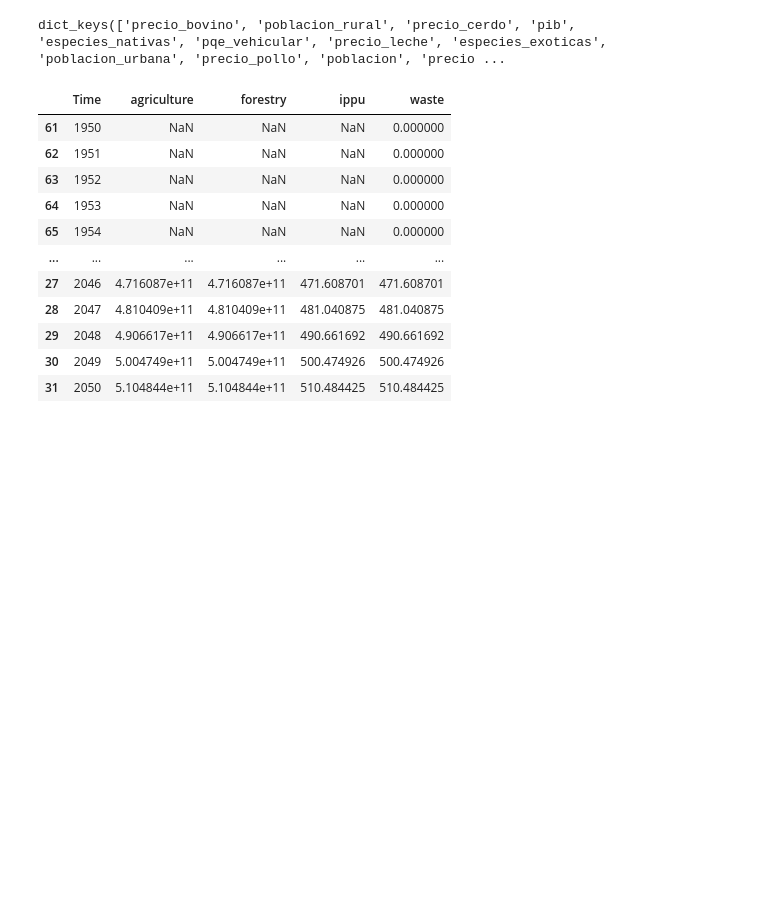
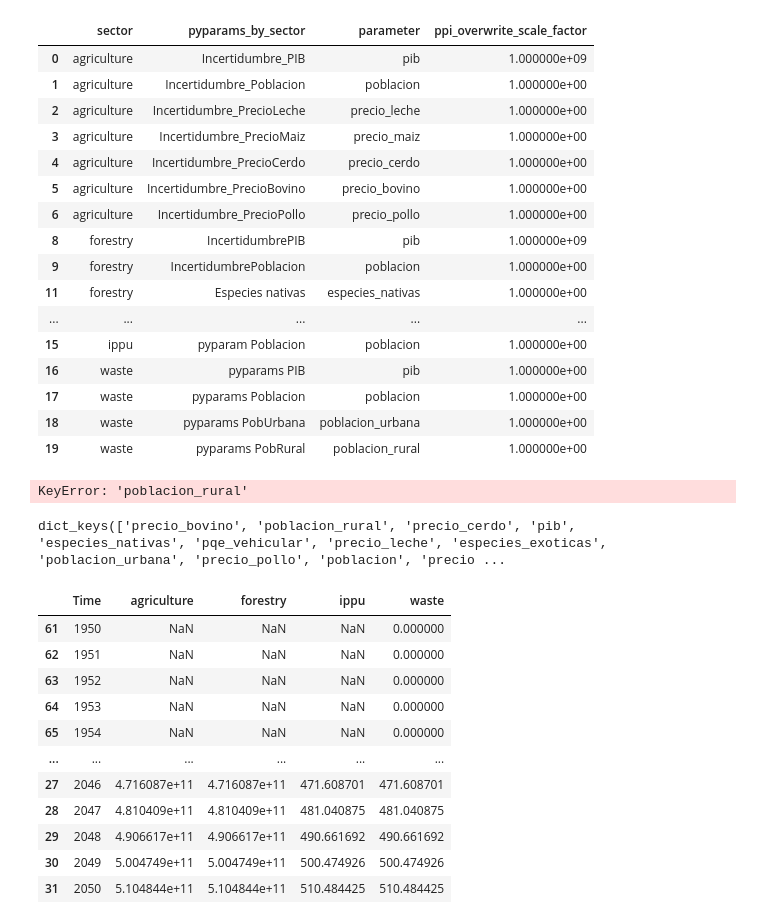
Before and after one commit to emolinaperez/MultiSector_LTS_Chile, a Jupyter notebook: python/convert_pyparams.ipynb, the cells around one changed output. Drawn from its saved outputs; the diff is of its cells as text; code cells hidden in the pictures; blank space fills up the shorter version.

```diff
--- a/python/convert_pyparams.ipynb
+++ b/python/convert_pyparams.ipynb
@@ -124,3 +96,23 @@ for p in all_params:
+# %%
+df_pp
+# %% [output]
+|  | sector | pyparams_by_sector | parameter | ppi_overwrite_scale_factor |
+| 0 | agriculture | Incertidumbre_PIB | pib | 1.000000e+09 |
+| 1 | agriculture | Incertidumbre_Poblacion | poblacion | 1.000000e+00 |
+| 2 | agriculture | Incertidumbre_PrecioLeche | precio_leche | 1.000000e+00 |
+| 3 | agriculture | Incertidumbre_PrecioMaiz | precio_maiz | 1.000000e+00 |
+| 4 | agriculture | Incertidumbre_PrecioCerdo | precio_cerdo | 1.000000e+00 |
+| 5 | agriculture | Incertidumbre_PrecioBovino | precio_bovino | 1.000000e+00 |
+| 6 | agriculture | Incertidumbre_PrecioPollo | precio_pollo | 1.000000e+00 |
+| 8 | forestry | IncertidumbrePIB | pib | 1.000000e+09 |
+| 9 | forestry | IncertidumbrePoblacion | poblacion | 1.000000e+00 |
+| 11 | forestry | Especies nativas | especies_nativas | 1.000000e+00 |
+| ... | ... | ... | ... | ... |
+| 15 | ippu | pyparam Poblacion | poblacion | 1.000000e+00 |
+| 16 | waste | pyparams PIB | pib | 1.000000e+00 |
+| 17 | waste | pyparams Poblacion | poblacion | 1.000000e+00 |
+| 18 | waste | pyparams PobUrbana | poblacion_urbana | 1.000000e+00 |
+| 19 | waste | pyparams PobRural | poblacion_rural | 1.000000e+00 |
 # %%
 #initialize data frame
 init_q = True
@@ -129,7 +121,7 @@ dict_sector_p = {}
 #loop and build
 for p in dict_param_ts.keys():
     #fields
-    fields_dat = [x for x in dict_param_ts[p].columns if x != "Time"]
+    fields_dat = [x for x in dict_param_ts[p].columns if x != "year"]
 
     if len(fields_dat) == 1:
         field_ext = fields_dat[0]
@@ -153,16 +145,16 @@ for p in dict_param_ts.keys():
         else:
             field_ext = fe[0]
     #pull field
-    df_tmp = dict_param_ts[p][["Time", field_ext]].copy().rename(columns = {field_ext: p})
-    df_tmp = df_tmp[df_tmp["Time"] >= 2015]
+    df_tmp = dict_param_ts[p][["year", field_ext]].copy().rename(columns = {field_ext: p})
+    df_tmp = df_tmp[df_tmp["year"] >= 2015]
     #add to df pr
     if init_q:
         df_pr = df_tmp.copy()
         init_q = False
     else:
-        df_pr = pd.merge(df_pr, df_tmp, how = "outer", on = ["Time"])
+        df_pr = pd.merge(df_pr, df_tmp, how = "outer", on = ["year"])
 #sort
-df_pr = df_pr.sort_values(by = ["Time"]).reset_index(drop = True)
+df_pr = df_pr.sort_values(by = ["year"]).reset_index(drop = True)
 #fill with earliest values for variables that have no value before 2019
 df_pr = df_pr.fillna(method = "bfill")
 #integer fields
@@ -173,7 +165,7 @@ for fi in fields_int:
 
 
 #get times
-times = list(df_pr["Time"])
+times = list(df_pr["year"])
 #build new dictionary
 dict_rnm = {}
 for i in range(len(times)):
@@ -181,7 +173,7 @@ for i in range(len(times)):
 #initialize the output
 df_pr_out0 = df_pr.transpose().reset_index().rename(columns = {"index": "parameter"})
 #drop times
-df_pr_out0 = df_pr_out0[df_pr_out0["parameter"] != "Time"].rename(columns = dict_rnm)
+df_pr_out0 = df_pr_out0[df_pr_out0["parameter"] != "year"].rename(columns = dict_rnm)
 
 #add a dummy to facilitate merge
 df_pr_out0["dummy"] = [1 for x in range(len(df_pr_out0))]
@@ -203,7 +195,9 @@ df_pr_out1 = df_pr_out1.sort_values(by = ["sector", "parameter", "time_series_id
 
 
 #write output to temporary file
-df_pr_out1.to_csv(sr.fp_csv_parameter_ranges_for_analytica_base, index = None, encoding = "UTF-8")
+#df_pr_out1.to_csv(sr.fp_csv_parameter_ranges_for_analytica_base, index = None, encoding = "UTF-8")
+# %% [output]
+KeyError: 'poblacion_rural'
 # %%
 df_prin = pd.read_csv(sr.fp_csv_parameter_ranges)
 df_prin = df_prin.dropna(how = "all")
```
Also changed, not shown: parts of 4 cells of this notebook, 17 other files.
